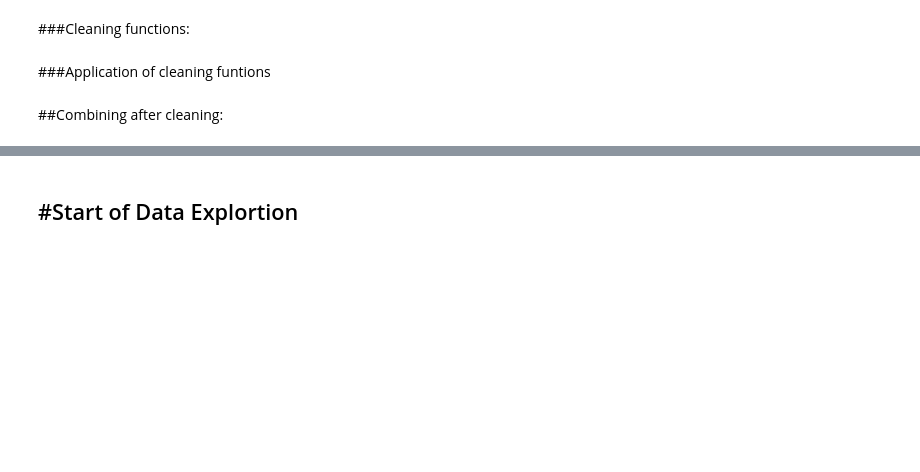
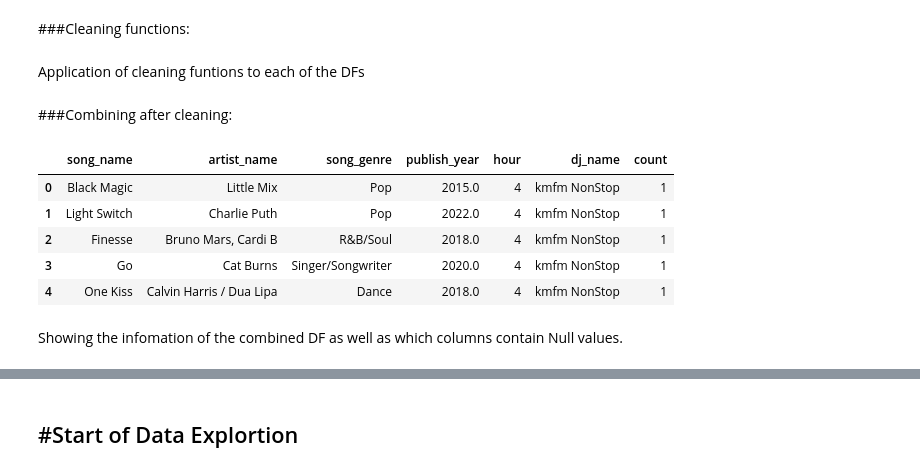
Before and after one commit to SebastienBienfait/L2C-Data-managment, a Jupyter notebook: Data_Exploration_use_data.ipynb, the cells around one changed output, grey strips where cells are left out. Drawn from its saved outputs; the diff is of its cells as text; code cells hidden in the pictures; blank space fills up the shorter version.

```diff
--- a/Data_Exploration_use_data.ipynb
+++ b/Data_Exploration_use_data.ipynb
@@ -102,5 +73,5 @@ def comment_out4():
-# %% [markdown]
-###Application of cleaning funtions
+# %% [markdown]
+Application of cleaning funtions to each of the DFs
 # %%
 list_of_DFs = [df_song_21, df_song_22, df_song_23, df_song_24, df_song_25, df_song_26, df_song_27] #this list allows for a for loop iteration on each df in turn when applying all the cleaning funtions.
 
@@ -127,5 +98,17 @@ add_hour(list_of_DFs)
 apply_DJs(list_of_DFs)
 drop_Unamed(list_of_DFs)
 # %% [markdown]
-##Combining after cleaning:
+###Combining after cleaning:
+# %%
+df_combined = pd.concat([df_song_21, df_song_22, df_song_23, df_song_24, df_song_25, df_song_26, df_song_27], ignore_index=True)
+display(df_combined.head())
+# %% [output]
+|  | song_name | artist_name | song_genre | publish_year | hour | dj_name | count |
+| 0 | Black Magic | Little Mix | Pop | 2015.0 | 4 | kmfm NonStop | 1 |
+| 1 | Light Switch | Charlie Puth | Pop | 2022.0 | 4 | kmfm NonStop | 1 |
+| 2 | Finesse | Bruno Mars, Cardi B | R&B/Soul | 2018.0 | 4 | kmfm NonStop | 1 |
+| 3 | Go | Cat Burns | Singer/Songwriter | 2020.0 | 4 | kmfm NonStop | 1 |
+| 4 | One Kiss | Calvin Harris / Dua Lipa | Dance | 2018.0 | 4 | kmfm NonStop | 1 |
+# %% [markdown]
+Showing the infomation of the combined DF as well as which columns contain Null values.
 # %%
```
Also changed, not shown: parts of 21 cells of this notebook.
